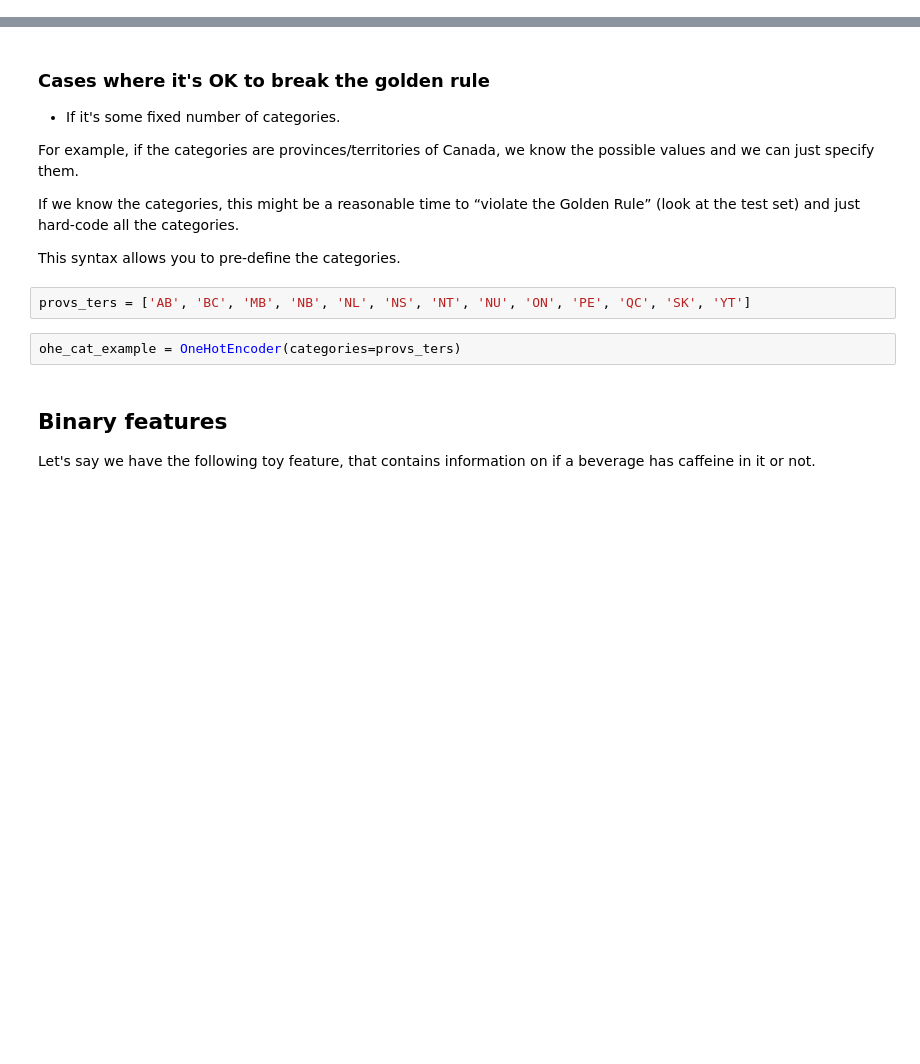
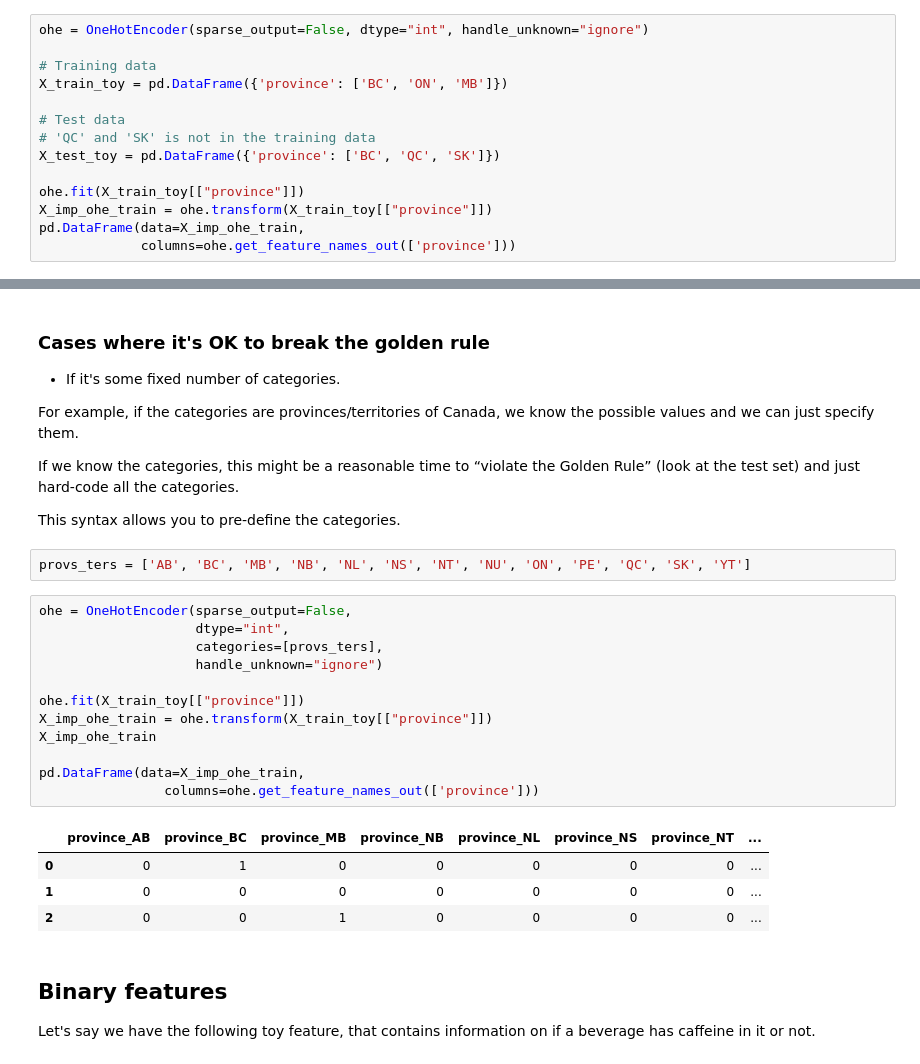
Before and after one commit to bait509-ubc/BAIT509, a Jupyter notebook: _sources/lectures/lecture5.ipynb, the cells around one changed output, grey strips where cells are left out. Cells and saved outputs as stored; diff of their text form; blank space fills up the shorter version.

```diff
--- a/_sources/lectures/lecture5.ipynb
+++ b/_sources/lectures/lecture5.ipynb
@@ -424,0 +410,14 @@ array([[0, 1, 0, 0, 0],
+# %%
+ohe = OneHotEncoder(sparse_output=False, dtype="int", handle_unknown="ignore")
+
+# Training data
+X_train_toy = pd.DataFrame({'province': ['BC', 'ON', 'MB']})
+
+# Test data
+# 'QC' and 'SK' is not in the training data
+X_test_toy = pd.DataFrame({'province': ['BC', 'QC', 'SK']})
+
+ohe.fit(X_train_toy[["province"]])
+X_imp_ohe_train = ohe.transform(X_train_toy[["province"]])
+pd.DataFrame(data=X_imp_ohe_train,
+             columns=ohe.get_feature_names_out(['province']))
@@ -434,8 +447,23 @@ If we know the categories, this might be a reasonable time to “violate the Gol
 This syntax allows you to pre-define the categories.
 # %%
 provs_ters = ['AB', 'BC', 'MB', 'NB', 'NL', 'NS', 'NT', 'NU', 'ON', 'PE', 'QC', 'SK', 'YT']
-# %%
-ohe_cat_example = OneHotEncoder(categories=provs_ters)
+# %%
+ohe = OneHotEncoder(sparse_output=False,
+                    dtype="int",
+                    categories=[provs_ters],
+                    handle_unknown="ignore")
+
+ohe.fit(X_train_toy[["province"]])
+X_imp_ohe_train = ohe.transform(X_train_toy[["province"]])
+X_imp_ohe_train
+
+pd.DataFrame(data=X_imp_ohe_train,
+                columns=ohe.get_feature_names_out(['province']))
+# %% [output]
+|  | province_AB | province_BC | province_MB | province_NB | province_NL | province_NS | province_NT | ... |
+| 0 | 0 | 1 | 0 | 0 | 0 | 0 | 0 | ... |
+| 1 | 0 | 0 | 0 | 0 | 0 | 0 | 0 | ... |
+| 2 | 0 | 0 | 1 | 0 | 0 | 0 | 0 | ... |
 # %% [markdown]
 ## Binary features
 
```
Also changed, not shown: parts of 22 cells of this notebook, 2 other files.
